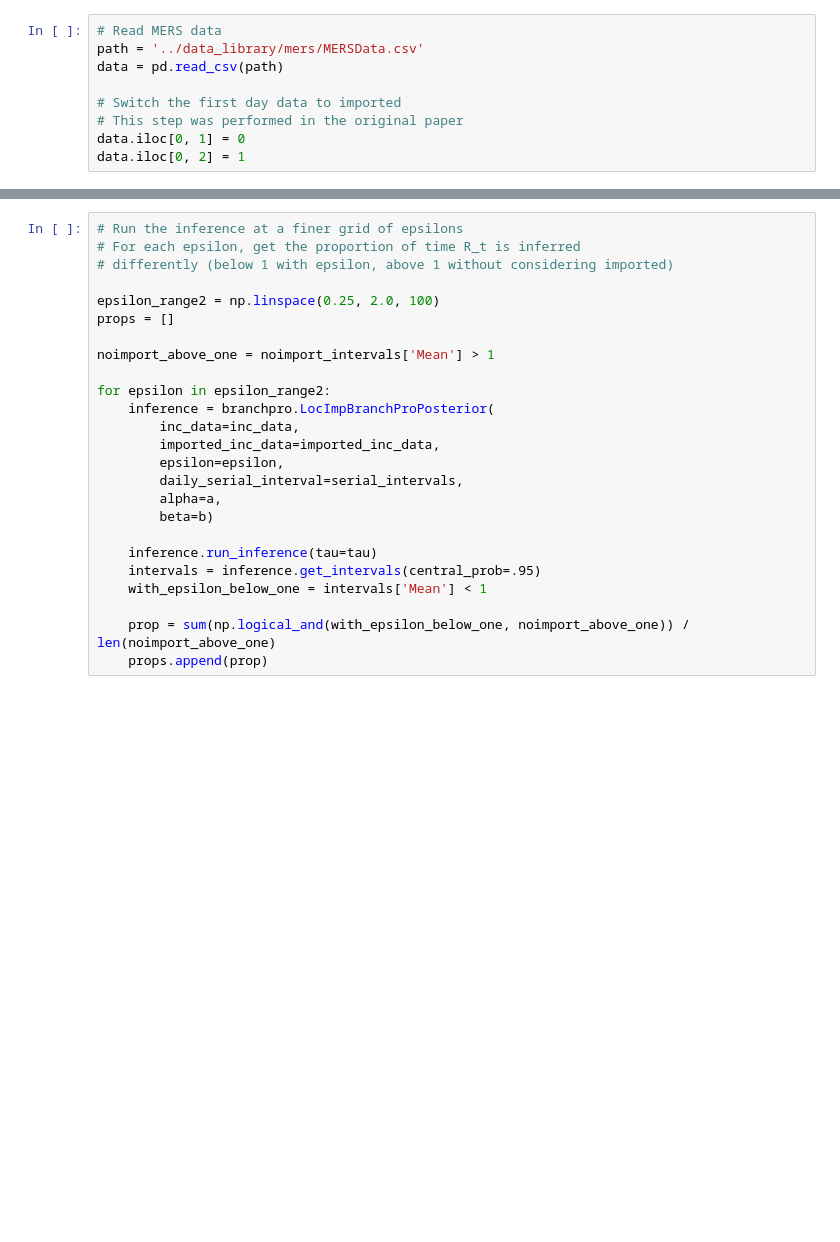
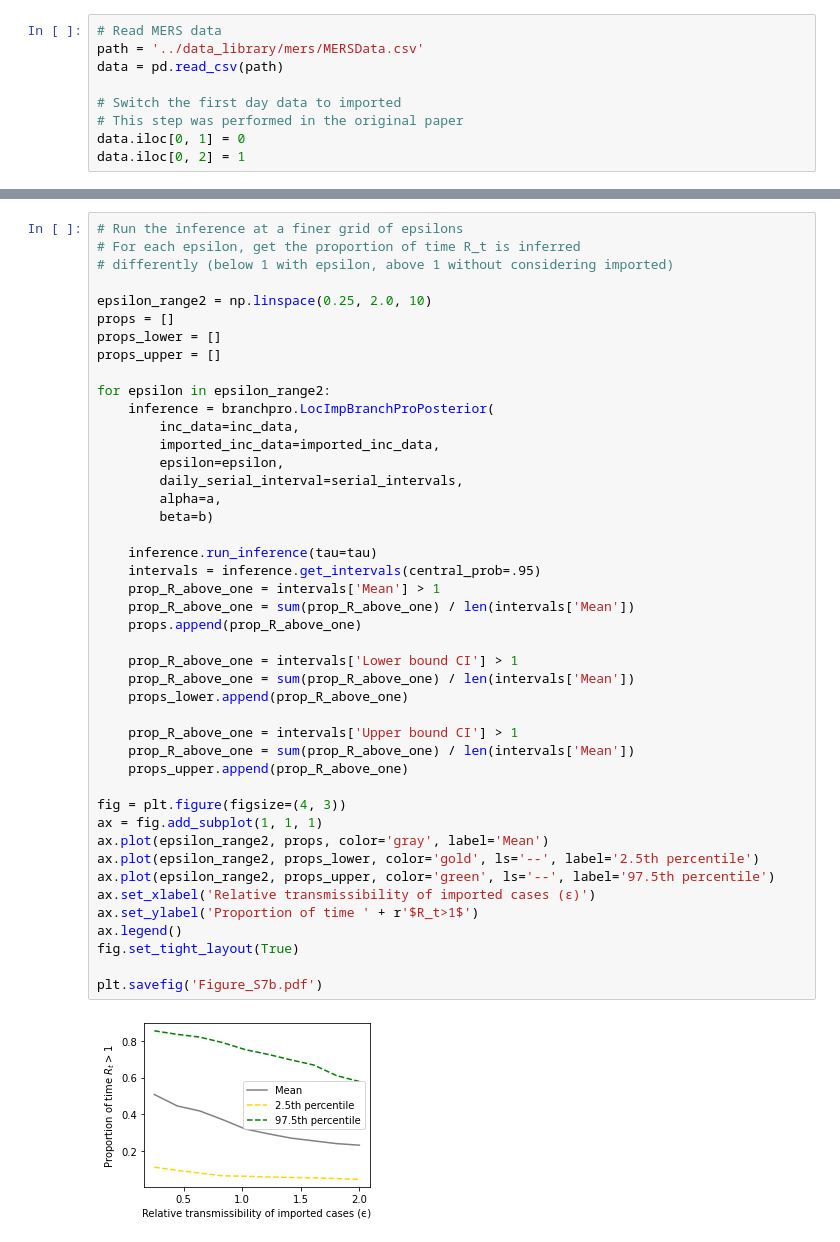
Before and after one commit to SABS-R3-Epidemiology/branchpro, a Jupyter notebook: branchpro/results/MERS.ipynb, the cells around one changed output, grey strips where cells are left out. Drawn from its saved outputs; the diff is of its cells as text; blank space fills up the shorter version.

Commit message:
run figures for supplement

```diff
--- a/branchpro/results/MERS.ipynb
+++ b/branchpro/results/MERS.ipynb
@@ -290,25 +221,46 @@ def plot_r_inference(first_day_data,
 # %%
 # Run the inference at a finer grid of epsilons
 # For each epsilon, get the proportion of time R_t is inferred
 # differently (below 1 with epsilon, above 1 without considering imported)
 
-epsilon_range2 = np.linspace(0.25, 2.0, 100)
+epsilon_range2 = np.linspace(0.25, 2.0, 10)
 props = []
-
-noimport_above_one = noimport_intervals['Mean'] > 1
+props_lower = []
+props_upper = []
 
 for epsilon in epsilon_range2:
     inference = branchpro.LocImpBranchProPosterior(
         inc_data=inc_data,
         imported_inc_data=imported_inc_data,
         epsilon=epsilon,
         daily_serial_interval=serial_intervals,
         alpha=a,
         beta=b)
 
     inference.run_inference(tau=tau)
     intervals = inference.get_intervals(central_prob=.95)
-    with_epsilon_below_one = intervals['Mean'] < 1
+    prop_R_above_one = intervals['Mean'] > 1
+    prop_R_above_one = sum(prop_R_above_one) / len(intervals['Mean'])
+    props.append(prop_R_above_one)
 
-    prop = sum(np.logical_and(with_epsilon_below_one, noimport_above_one)) / len(noimport_above_one)
-    props.append(prop)
+    prop_R_above_one = intervals['Lower bound CI'] > 1
+    prop_R_above_one = sum(prop_R_above_one) / len(intervals['Mean'])
+    props_lower.append(prop_R_above_one)
+
+    prop_R_above_one = intervals['Upper bound CI'] > 1
+    prop_R_above_one = sum(prop_R_above_one) / len(intervals['Mean'])
+    props_upper.append(prop_R_above_one)
+
+fig = plt.figure(figsize=(4, 3))
+ax = fig.add_subplot(1, 1, 1)
+ax.plot(epsilon_range2, props, color='gray', label='Mean')
+ax.plot(epsilon_range2, props_lower, color='gold', ls='--', label='2.5th percentile')
+ax.plot(epsilon_range2, props_upper, color='green', ls='--', label='97.5th percentile')
+ax.set_xlabel('Relative transmissibility of imported cases (ϵ)')
+ax.set_ylabel('Proportion of time ' + r'$R_t>1$')
+ax.legend()
+fig.set_tight_layout(True)
+
+plt.savefig('Figure_S7b.pdf')
+# %% [output]
+[figure, added]
```
Also changed, not shown: parts of 4 cells of this notebook, 20 other files.
